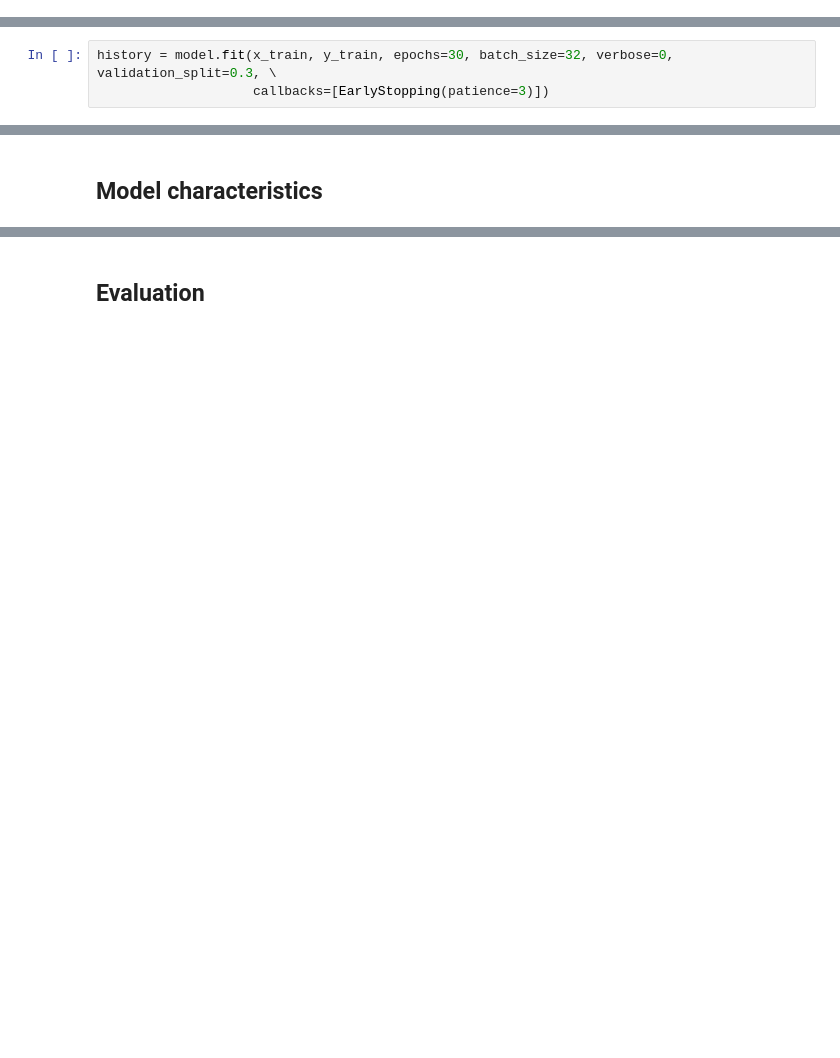
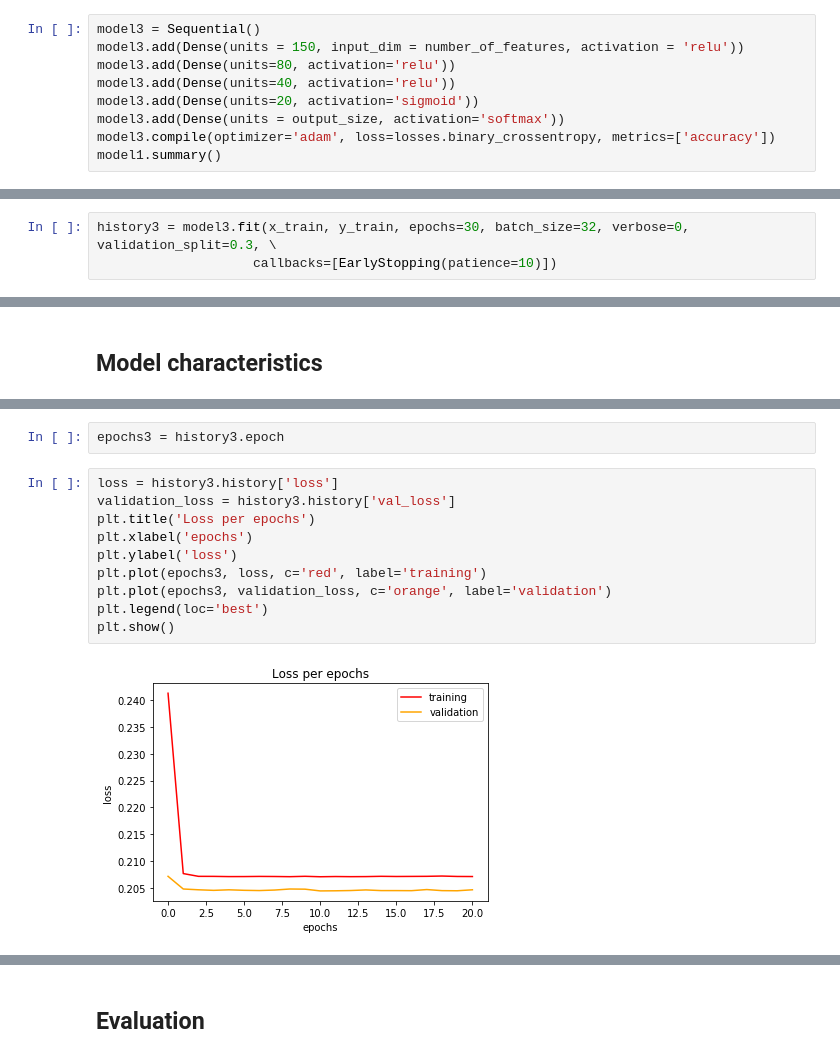
Before and after one commit to ivan-ristovic/Automated-Playlist-Generation, a Jupyter notebook: notebooks/05_NNClassification.ipynb, the cells around one changed output, grey strips where cells are left out. Saved outputs shown, nothing was run; the diff lists cells and outputs as text; blank space fills up the shorter version.

```diff
--- a/notebooks/05_NNClassification.ipynb
+++ b/notebooks/05_NNClassification.ipynb
@@ -62,0 +103,9 @@ _________________________________________________________________
+# %%
+model3 = Sequential()
+model3.add(Dense(units = 150, input_dim = number_of_features, activation = 'relu'))
+model3.add(Dense(units=80, activation='relu'))
+model3.add(Dense(units=40, activation='relu'))
+model3.add(Dense(units=20, activation='sigmoid'))
+model3.add(Dense(units = output_size, activation='softmax'))
+model3.compile(optimizer='adam', loss=losses.binary_crossentropy, metrics=['accuracy'])
+model1.summary()
@@ -65,3 +192,3 @@ _________________________________________________________________
 # %%
-history = model.fit(x_train, y_train, epochs=30, batch_size=32, verbose=0, validation_split=0.3, \
-                    callbacks=[EarlyStopping(patience=3)])
+history3 = model3.fit(x_train, y_train, epochs=30, batch_size=32, verbose=0, validation_split=0.3, \
+                    callbacks=[EarlyStopping(patience=10)])
@@ -97,0 +255,14 @@ plt.show()
+# %%
+epochs3 = history3.epoch
+# %%
+loss = history3.history['loss']
+validation_loss = history3.history['val_loss']
+plt.title('Loss per epochs')
+plt.xlabel('epochs')
+plt.ylabel('loss')
+plt.plot(epochs3, loss, c='red', label='training')
+plt.plot(epochs3, validation_loss, c='orange', label='validation')
+plt.legend(loc='best')
+plt.show()
+# %% [output]
+[figure, added]
```
Also changed, not shown: parts of 57 cells of this notebook.
